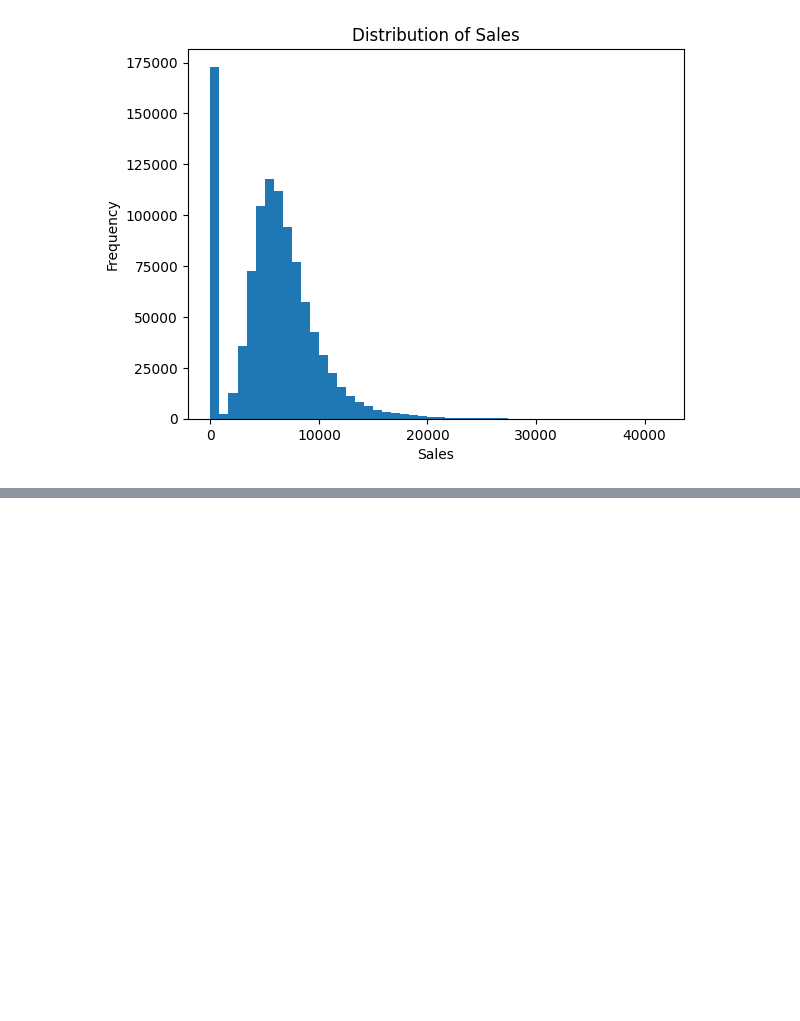
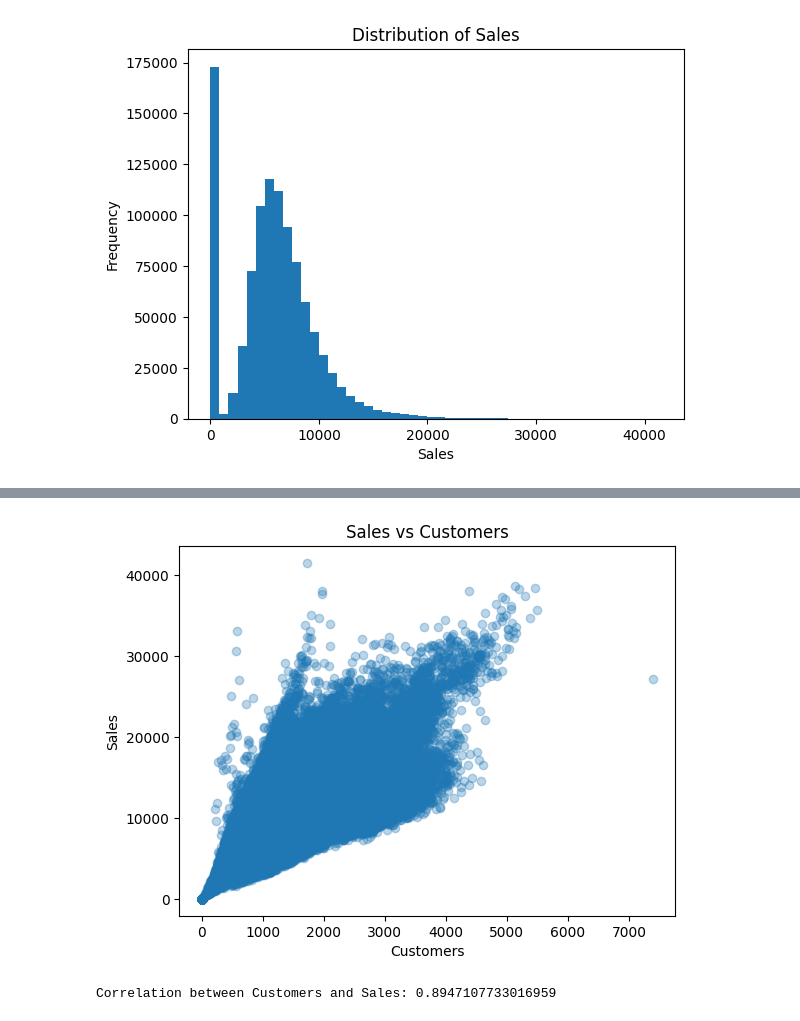
Before and after one commit to readulislamtamim/sales-forecasting, a Jupyter notebook: notebooks/01_eda.ipynb, the cells around one changed output, grey strips where cells are left out. Saved outputs shown, nothing was run; the diff lists cells and outputs as text; code cells hidden in the pictures; blank space fills up the shorter version.

```diff
--- a/notebooks/01_eda.ipynb
+++ b/notebooks/01_eda.ipynb
@@ -54,0 +88,13 @@ plt.show()
+# %%
+plt.scatter(df["Customers"], df["Sales"], alpha=.3)
+plt.xlabel("Customers")
+plt.ylabel("Sales")
+plt.title("Sales vs Customers")
+plt.show()
+# %% [output]
+[figure, added]
+# %%
+correlation = df["Customers"].corr(df["Sales"])
+print("Correlation between Customers and Sales:", correlation)
+# %% [output]
+Correlation between Customers and Sales: 0.8947107733016959
```
Also changed, not shown: parts of 4 cells of this notebook, 2 other files.
